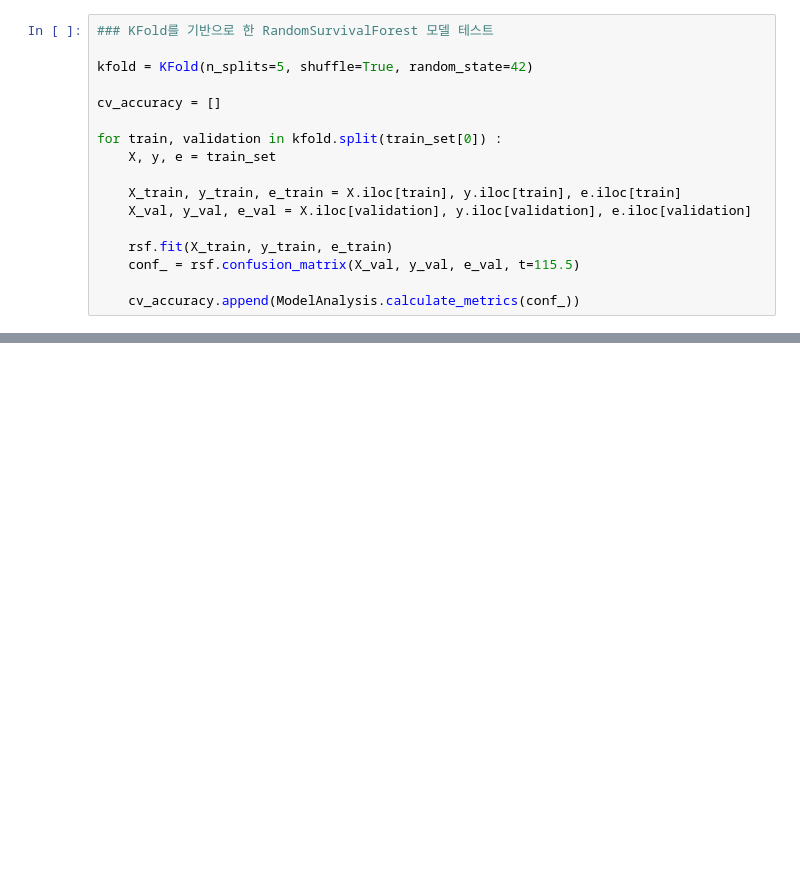
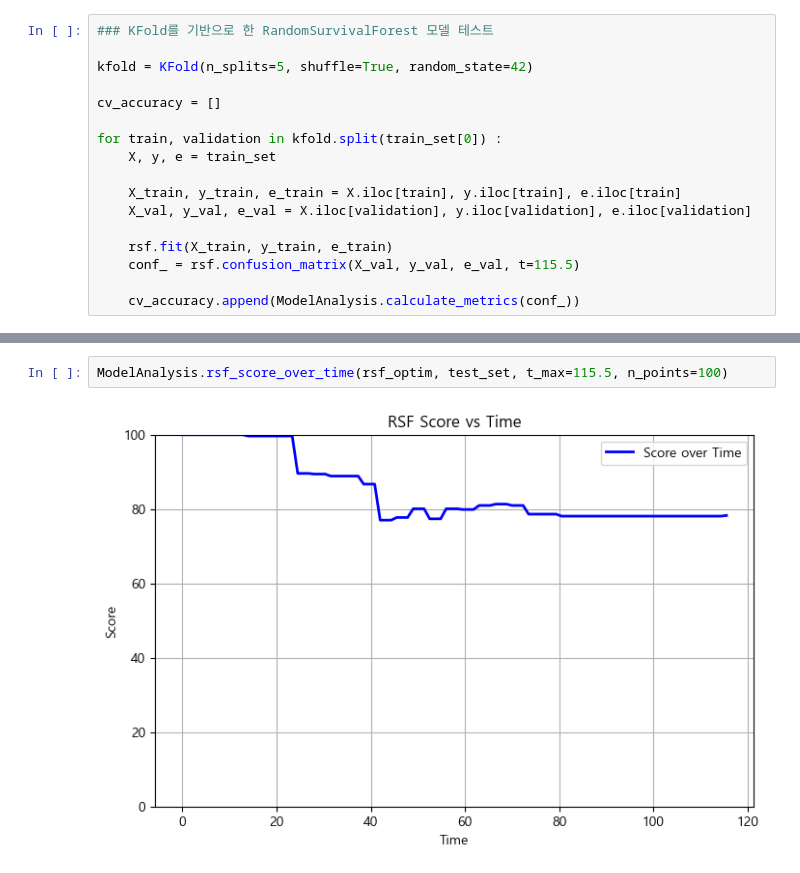
Before and after one commit to SKNetworks-AI19-250818/SKN19-mini-3Team, a Jupyter notebook: model_run.ipynb, the cells around one changed output, grey strips where cells are left out. Drawn from its saved outputs; the diff is of its cells as text; blank space fills up the shorter version.

```diff
--- a/model_run.ipynb
+++ b/model_run.ipynb
@@ -246,0 +251,4 @@ params = {
+# %%
+ModelAnalysis.rsf_score_over_time(rsf_optim, test_set, t_max=115.5, n_points=100)
+# %% [output]
+[figure, new version]
```
Also changed, not shown: parts of 13 cells of this notebook, 3 other files.
